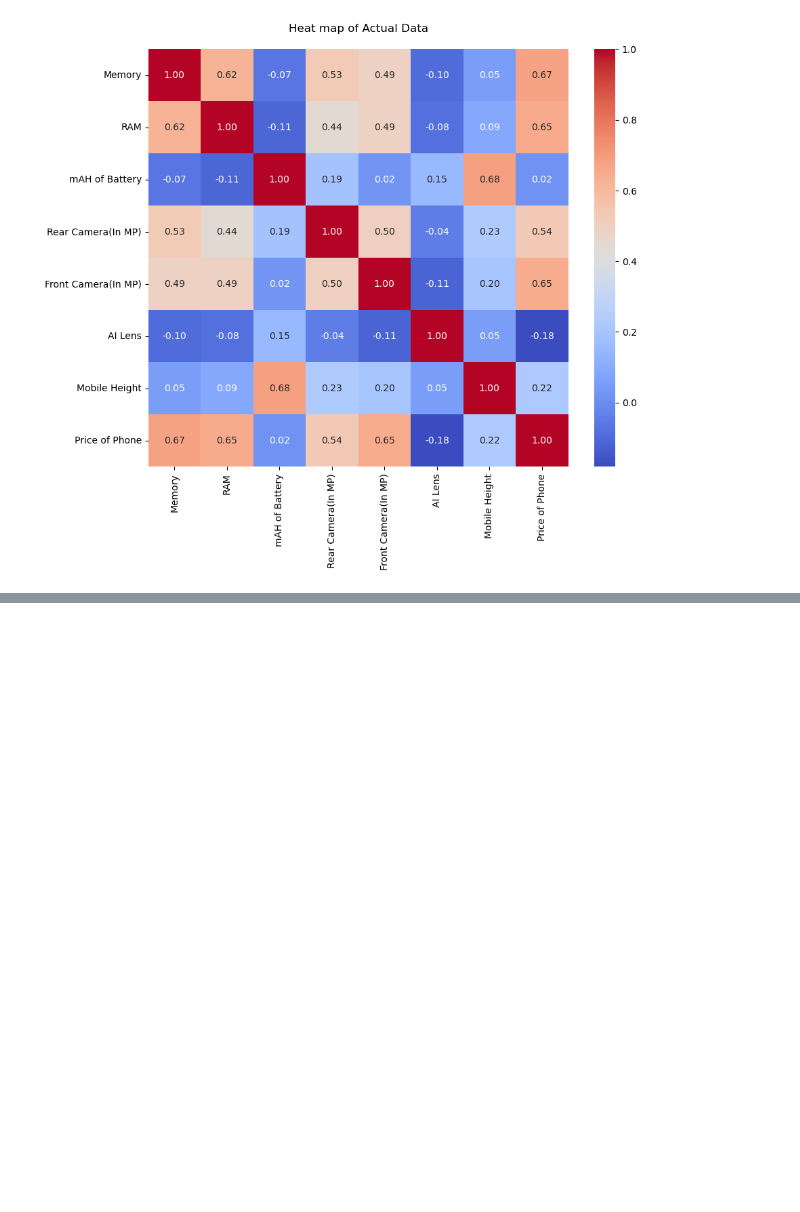
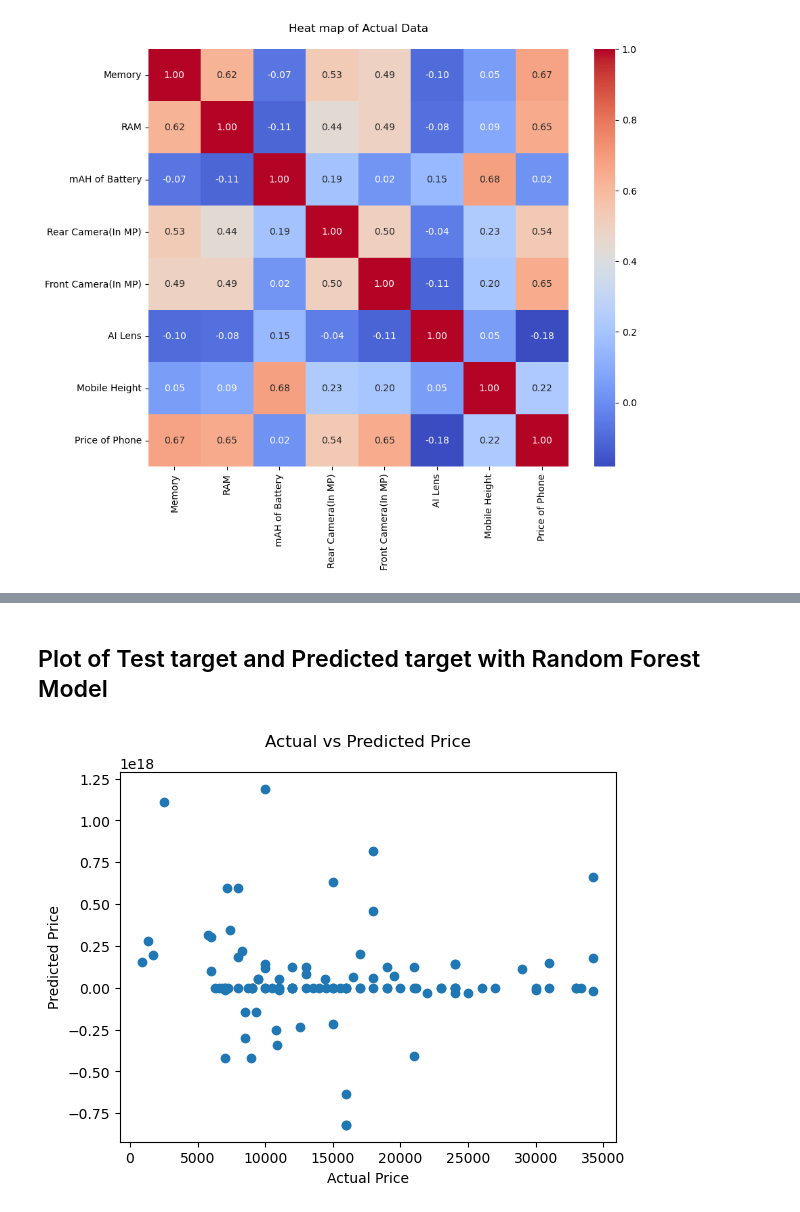
Before and after one commit to geet13govind/Feature-Extraction-and-Price-Prediction-for-Mobile-Phones, a Jupyter notebook: Feature_Extraction and price prediction of mobiles.ipynb, the cells around one changed output, grey strips where cells are left out. Saved outputs shown, nothing was run; the diff lists cells and outputs as text; code cells hidden in the pictures; blank space fills up the shorter version.

```diff
--- a/Feature_Extraction and price prediction of mobiles.ipynb
+++ b/Feature_Extraction and price prediction of mobiles.ipynb
@@ -338,0 +377,4 @@ plt.show()
+# %%
+scaler = StandardScaler()
+x_train_scaled = scaler.fit_transform(x_train)
+x_test_scaled = scaler.transform(x_test)
@@ -338,0 +399,3 @@ plt.show()
+# %%
+# Make object of Model
+lr_model = LinearRegression()
@@ -338,0 +407,3 @@ plt.show()
+# %%
+# Predict the test Data with Model
+y_prediction = lr_model.predict(x_test_scaled)
@@ -338,0 +517,10 @@ plt.show()
+# %% [markdown]
+## Plot of Test target and Predicted target with Random Forest Model
+# %%
+plt.scatter(y_test, y_prediction)
+plt.xlabel('Actual Price')
+plt.ylabel('Predicted Price')
+plt.title('Actual vs Predicted Price\n')
+plt.show()
+# %% [output]
+[figure, added]
```
Also changed, not shown: parts of 40 cells of this notebook.
